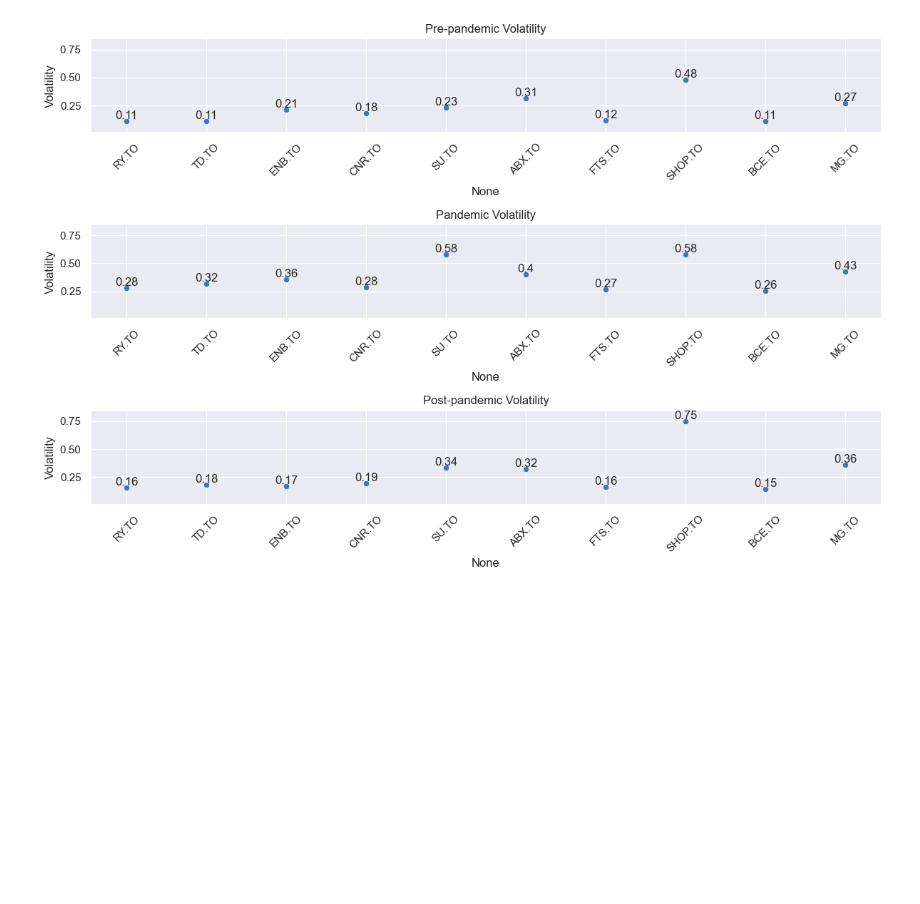
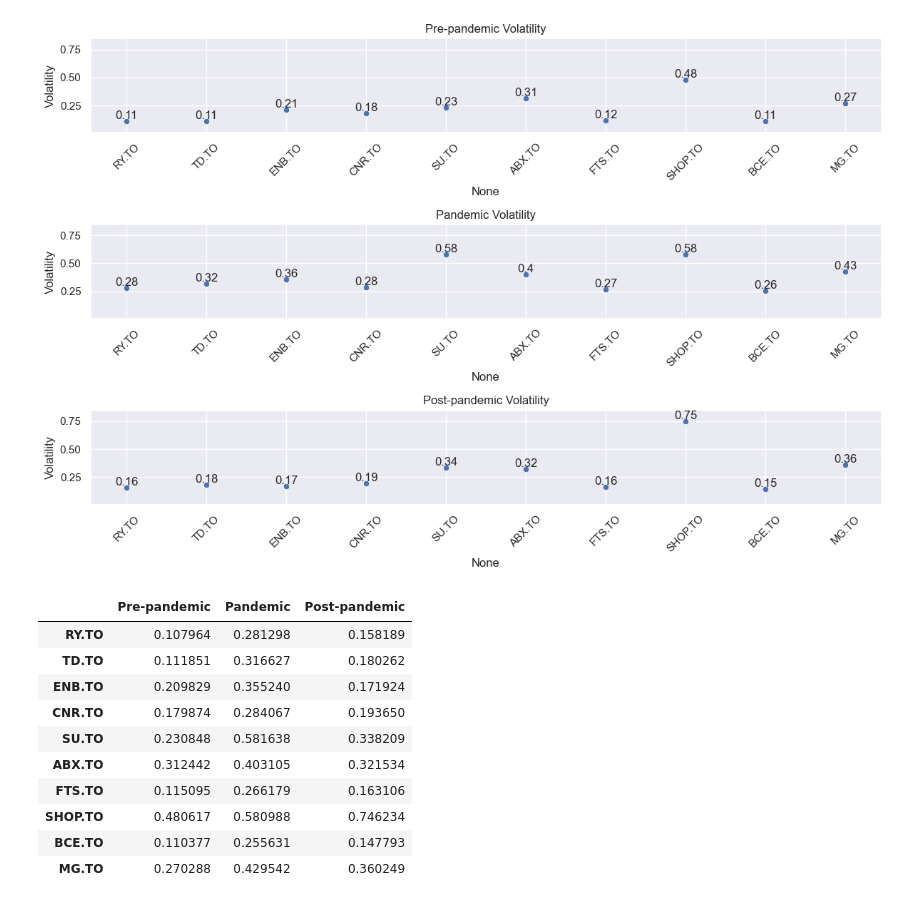
Before and after one commit to vitoriawillani1991/VaR, a Jupyter notebook: VaR.ipynb, the cells around one changed output. Drawn from its saved outputs; the diff is of its cells as text; code cells hidden in the pictures; blank space fills up the shorter version.

```diff
--- a/VaR.ipynb
+++ b/VaR.ipynb
@@ -195,3 +176,17 @@ plt.tight_layout()
 plt.show()
 # %% [output]
 [figure]
+# %%
+volatility_df
+# %% [output]
+|  | Pre-pandemic | Pandemic | Post-pandemic |
+| RY.TO | 0.107964 | 0.281298 | 0.158189 |
+| TD.TO | 0.111851 | 0.316627 | 0.180262 |
+| ENB.TO | 0.209829 | 0.355240 | 0.171924 |
+| CNR.TO | 0.179874 | 0.284067 | 0.193650 |
+| SU.TO | 0.230848 | 0.581638 | 0.338209 |
+| ABX.TO | 0.312442 | 0.403105 | 0.321534 |
+| FTS.TO | 0.115095 | 0.266179 | 0.163106 |
+| SHOP.TO | 0.480617 | 0.580988 | 0.746234 |
+| BCE.TO | 0.110377 | 0.255631 | 0.147793 |
+| MG.TO | 0.270288 | 0.429542 | 0.360249 |
```
Also changed, not shown: parts of 3 cells of this notebook.
